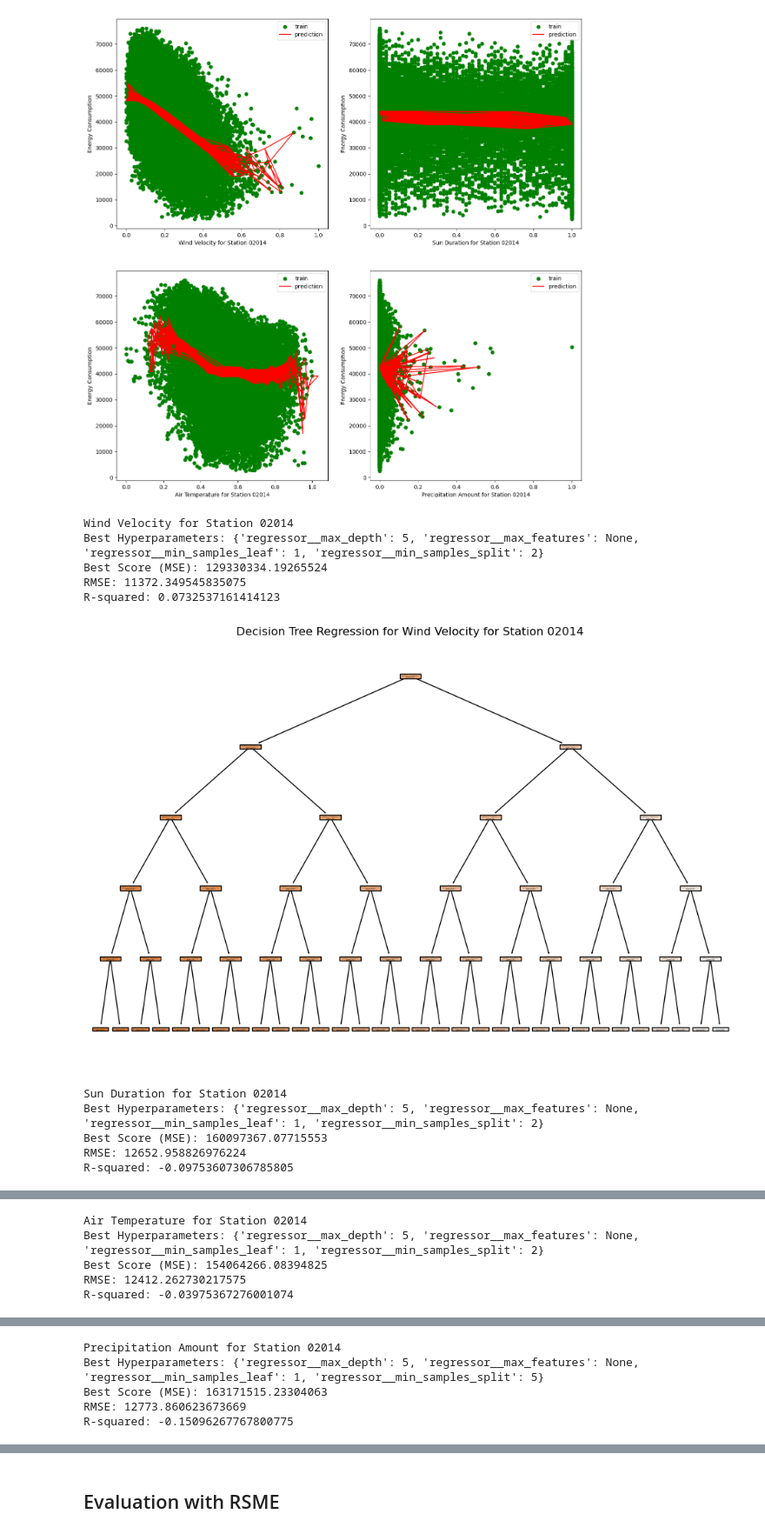
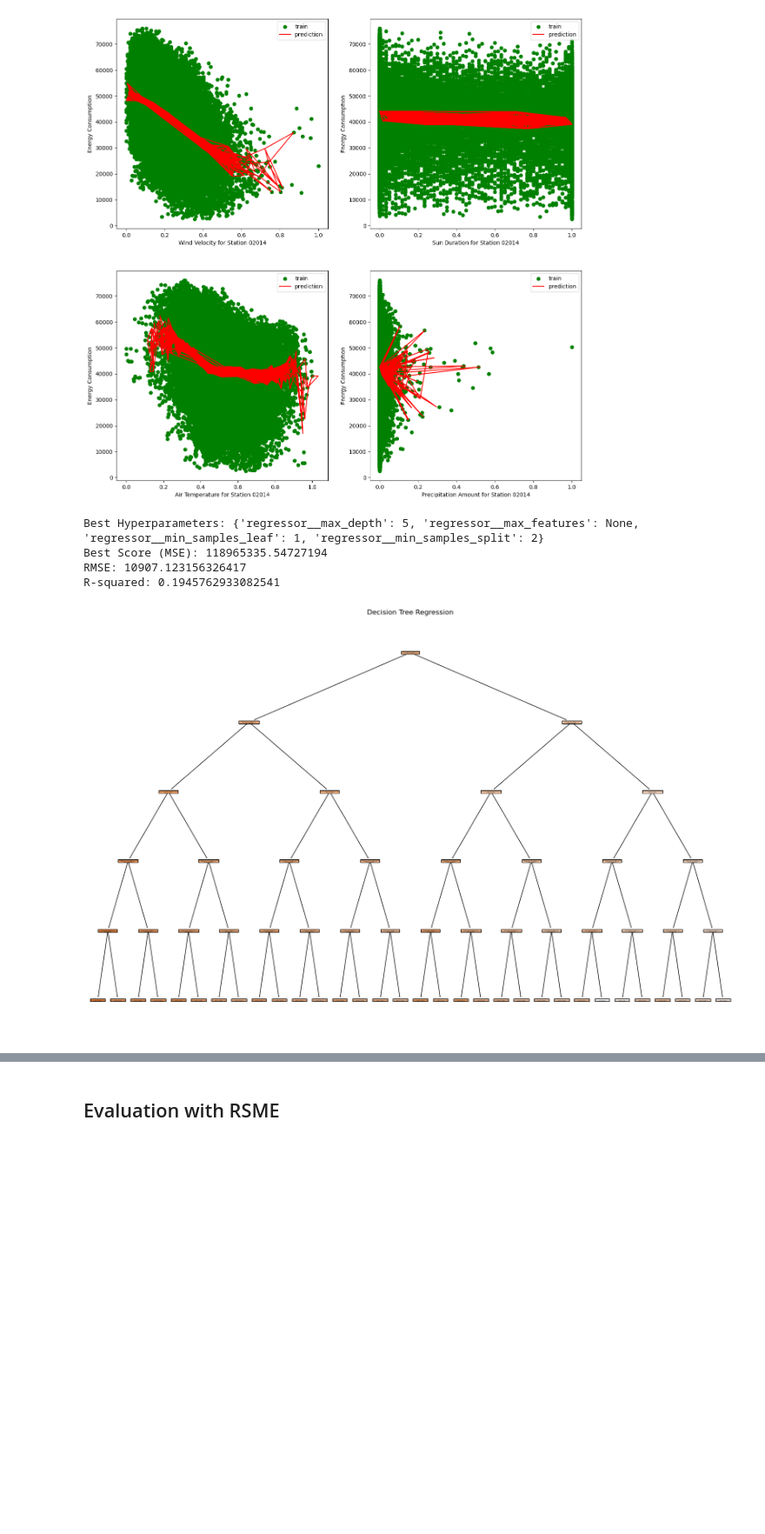
Before and after one commit to maxlautenbach/data-quadrat, a Jupyter notebook: DecisionTreeRegression.ipynb, the cells around one changed output, grey strips where cells are left out. Shown at 87% size. Drawn from its saved outputs; the diff is of its cells as text; code cells hidden in the pictures; blank space fills up the shorter version.

Commit message:
DecisionTree Betty Style for all columns

```diff
--- a/DecisionTreeRegression.ipynb
+++ b/DecisionTreeRegression.ipynb
@@ -156,60 +156,54 @@ r-squared: -0.15311261576948088
 # %%
 
 param_grid = {
     'regressor__max_depth': [5, 10, 15, 20],
     'regressor__min_samples_split': [2, 5, 10, 15],
     'regressor__min_samples_leaf': [1, 2, 4, 6],
     'regressor__max_features': [None, 'sqrt', 'log2']
 }
 
 # Create a pipeline
 regressor = DecisionTreeRegressor()
 pipeline = Pipeline([
     ('regressor', regressor)
 ])
 
 # reshaping target data to fit regressions requirements
 features = energy_consumption_data_train["Energy Consumption"].values.reshape(-1, 1)
 
 #figure_index = 1
-for i, column in enumerate(energy_consumption_data_train.columns[0:4]):
+#for i, column in enumerate(energy_consumption_data_train.columns[0:16]):
     # Fit the linear regression model to the data
-    X_TRAIN = energy_consumption_data_train[[column]]
-    Y_TRAIN = energy_consumption_data_train["Energy Consumption"]
+X_TRAIN = energy_consumption_data_train[energy_consumption_data_train.columns[0:16]]
+Y_TRAIN = energy_consumption_data_train["Energy Consumption"]
 
-    grid_search = GridSearchCV(pipeline, param_grid, cv=5, scoring='neg_mean_squared_error')
-    grid_search.fit(X_TRAIN, Y_TRAIN)
+grid_search = GridSearchCV(pipeline, param_grid, cv=5, scoring='neg_mean_squared_error')
+grid_search.fit(X_TRAIN, Y_TRAIN)
 
-    X_TEST = energy_consumption_data_test[[column]]
-    Y_TEST = energy_consumption_data_test["Energy Consumption"]
+X_TEST = energy_consumption_data_test[energy_consumption_data_test.columns[0:16]]
+Y_TEST = energy_consumption_data_test["Energy Consumption"]
 
-    best_regressor = grid_search.best_estimator_
-    best_regressor.fit(X_TRAIN, Y_TRAIN)
-    Y_PRED = best_regressor.predict(X_TEST)
+best_regressor = grid_search.best_estimator_
+best_regressor.fit(X_TRAIN, Y_TRAIN)
+Y_PRED = best_regressor.predict(X_TEST)
 
-    print(column)
-    print(f"Best Hyperparameters:", grid_search.best_params_)
-    print(f"Best Score (MSE):", -grid_search.best_score_)
-    print(f"RMSE:", sqrt(-grid_search.best_score_))
-    print(f"R-squared:", r2_score(Y_TEST, Y_PRED))
+# print(column)
+print(f"Best Hyperparameters:", grid_search.best_params_)
+print(f"Best Score (MSE):", -grid_search.best_score_)
+print(f"RMSE:", sqrt(-grid_search.best_score_))
+print(f"R-squared:", r2_score(Y_TEST, Y_PRED))
 
-    # Get the feature names as a list
-    feature_names = list(X_TRAIN.columns)
+# Get the feature names as a list
+feature_names = list(X_TRAIN.columns)
 
-    # Plot the Decision Tree
-    plt.figure(figsize=(12, 8))
-    plot_tree(best_regressor.named_steps['regressor'], filled=True, feature_names=feature_names)
-    plt.title("Decision Tree Regression for " + column)
-    plt.show()
+# Plot the Decision Tree
+plt.figure(figsize=(20, 20))
+plot_tree(best_regressor.named_steps['regressor'], filled=True, feature_names=feature_names, fontsize=12)
+plt.title("Decision Tree Regression")
+plt.show()
 # %% [output]
-Wind Velocity for Station 02014
 Best Hyperparameters: {'regressor__max_depth': 5, 'regressor__max_features': None, 'regressor__min_samples_leaf': 1, 'regressor__min_samples_split': 2}
-Best Score (MSE): 129330334.19265524
-RMSE: 11372.349545835075
-R-squared: 0.0732537161414123
+Best Score (MSE): 118965335.54727194
+RMSE: 10907.123156326417
+R-squared: 0.1945762933082541
-[figure, old version]
+[figure, new version]
-Sun Duration for Station 02014
-Best Hyperparameters: {'regressor__max_depth': 5, 'regressor__max_features': None, 'regressor__min_samples_leaf': 1, 'regressor__min_samples_split': 2}
-Best Score (MSE): 160097367.07715553
-RMSE: 12652.958826976224
-R-squared: -0.09753607306785805
@@ -217,5 +209,0 @@ R-squared: -0.09753607306785805
-Air Temperature for Station 02014
-Best Hyperparameters: {'regressor__max_depth': 5, 'regressor__max_features': None, 'regressor__min_samples_leaf': 1, 'regressor__min_samples_split': 2}
-Best Score (MSE): 154064266.08394825
-RMSE: 12412.262730217575
-R-squared: -0.03975367276001074
@@ -223,5 +209,0 @@ R-squared: -0.03975367276001074
-Precipitation Amount for Station 02014
-Best Hyperparameters: {'regressor__max_depth': 5, 'regressor__max_features': None, 'regressor__min_samples_leaf': 1, 'regressor__min_samples_split': 5}
-Best Score (MSE): 163171515.23304063
-RMSE: 12773.860623673669
-R-squared: -0.15096267767800775
```
Also changed, not shown: parts of 1 cell of this notebook.
